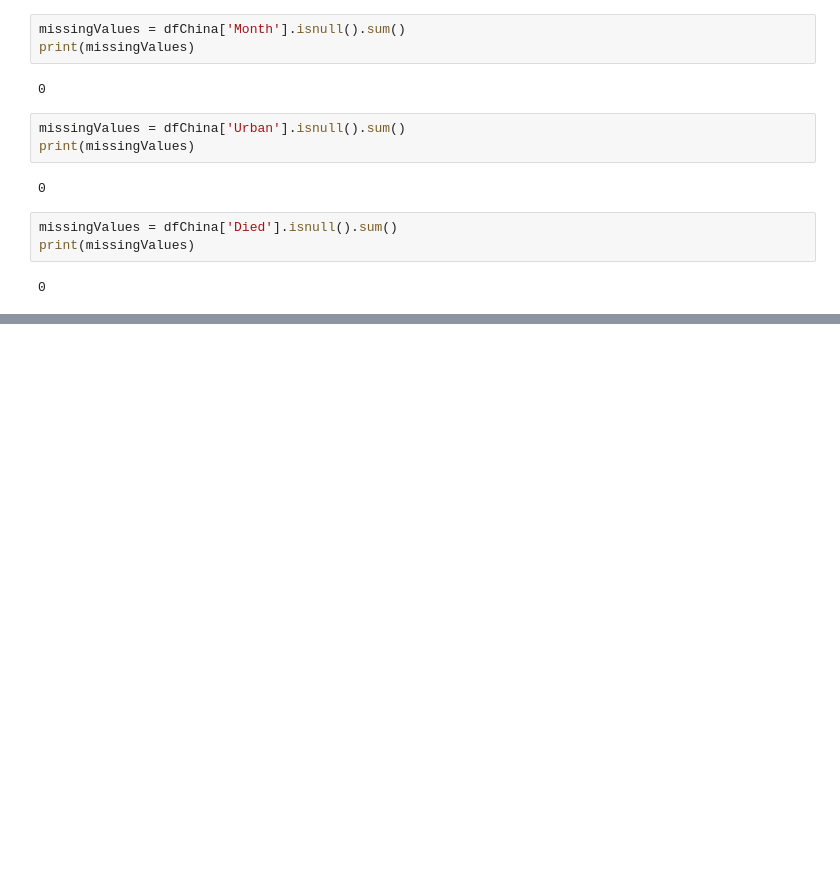
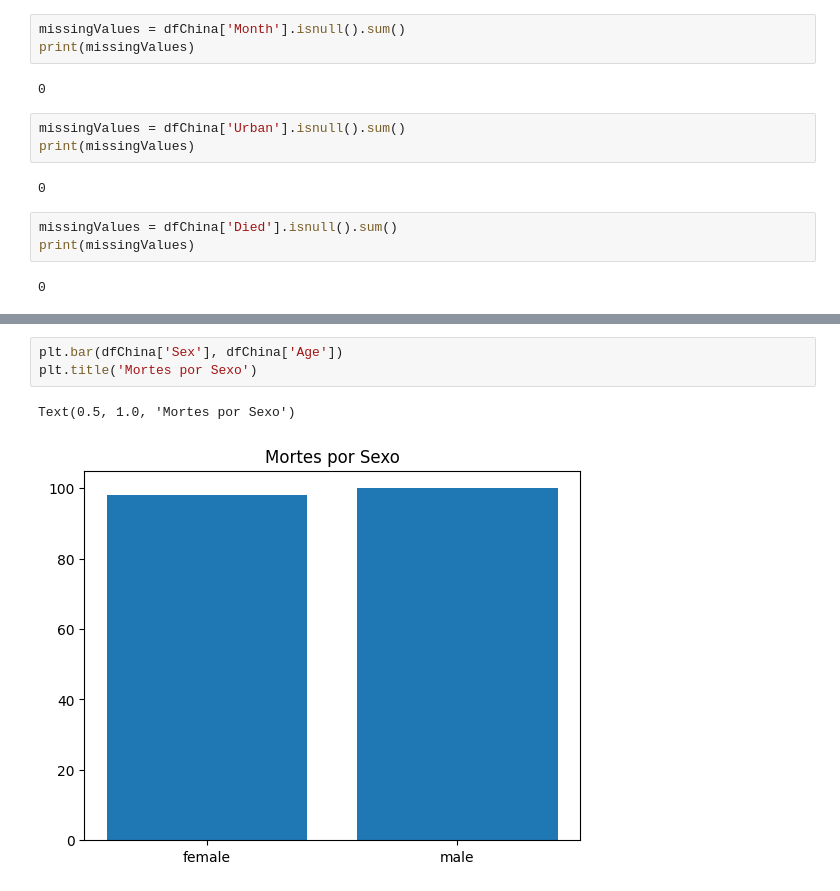
Before and after one commit to allisson2156/Analise-Suicidios-Shangdong, a Jupyter notebook: AnaliseDadosShangDong.ipynb, the cells around one changed output, grey strips where cells are left out. Cells and saved outputs as stored; diff of their text form; blank space fills up the shorter version.

```diff
--- a/AnaliseDadosShangDong.ipynb
+++ b/AnaliseDadosShangDong.ipynb
@@ -193,0 +203,6 @@ dfChina['Year'].plot(kind='hist', bins=20, edgecolor='black', linewidth=0.5)
+# %%
+plt.bar(dfChina['Sex'], dfChina['Age'])
+plt.title('Mortes por Sexo')
+# %% [output]
+Text(0.5, 1.0, 'Mortes por Sexo')
+[figure, added]
```
Also changed, not shown: parts of 4 cells of this notebook.
